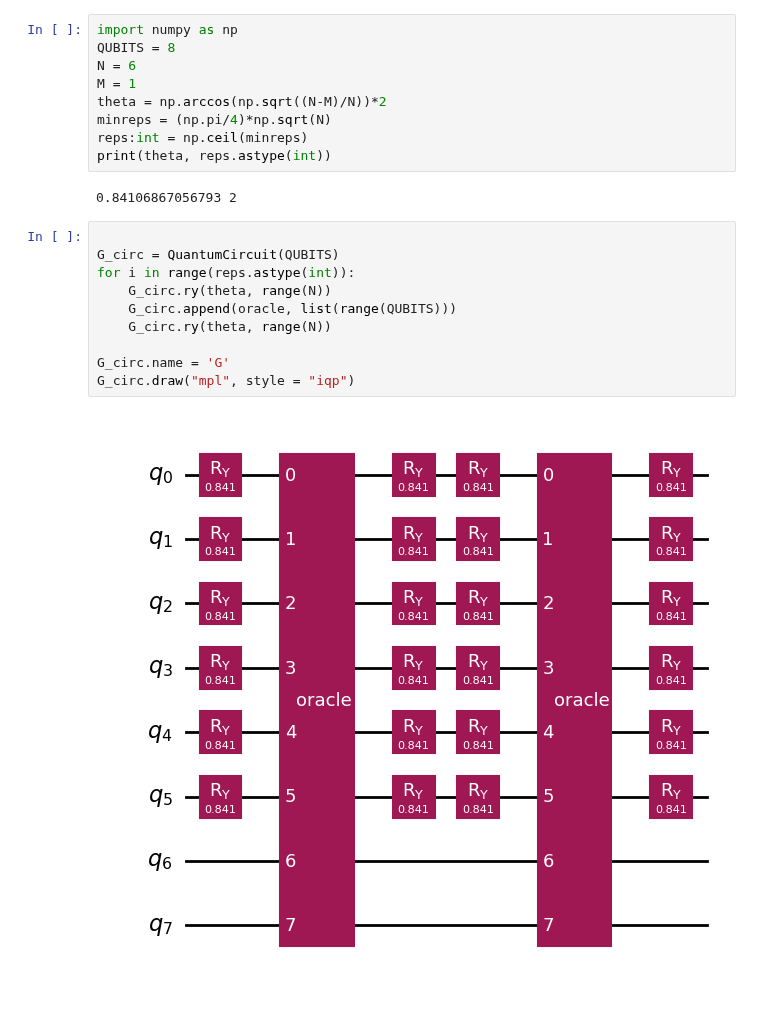
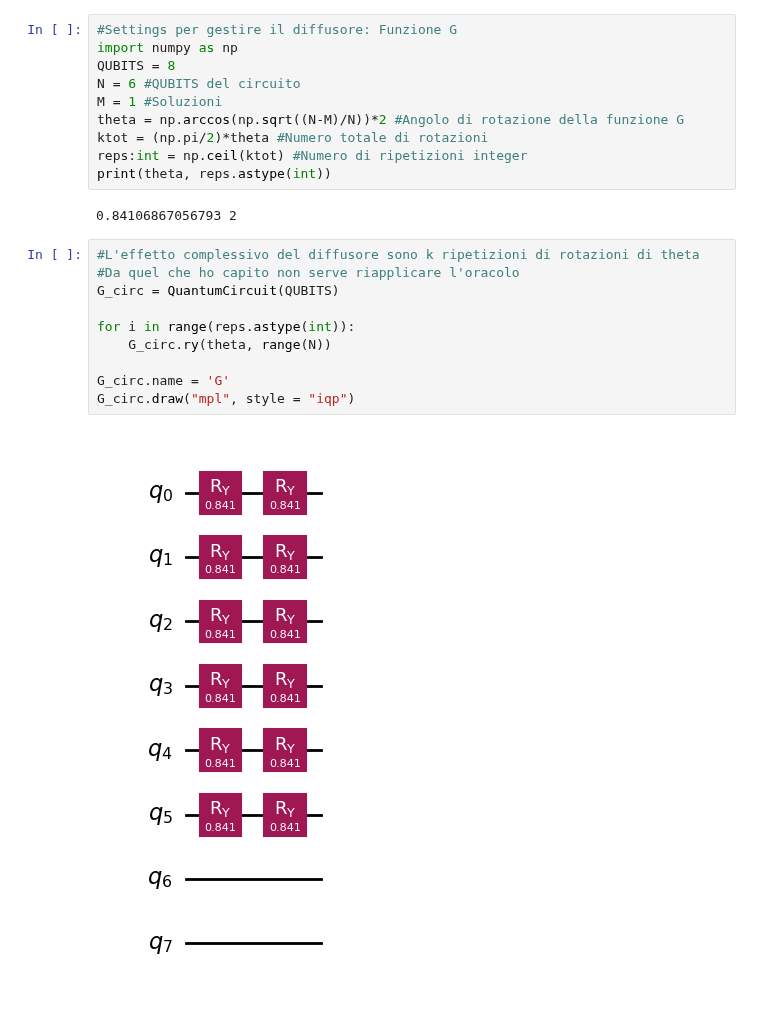
Before and after one commit to 1ngVG-QCCE/QuantumMazeSolver, a Jupyter notebook: circuit-generation-diffuser.ipynb, the cells around one changed output. Saved outputs shown, nothing was run; the diff lists cells and outputs as text.

```diff
--- a/circuit-generation-diffuser.ipynb
+++ b/circuit-generation-diffuser.ipynb
@@ -139,26 +139,27 @@ circ.draw('mpl')
 # %% [output]
 [figure]
 # %%
+#Settings per gestire il diffusore: Funzione G
 import numpy as np
 QUBITS = 8
-N = 6
-M = 1
-theta = np.arccos(np.sqrt((N-M)/N))*2
-minreps = (np.pi/4)*np.sqrt(N)
-reps:int = np.ceil(minreps)
+N = 6 #QUBITS del circuito
+M = 1 #Soluzioni
+theta = np.arccos(np.sqrt((N-M)/N))*2 #Angolo di rotazione della funzione G
+ktot = (np.pi/2)*theta #Numero totale di rotazioni
+reps:int = np.ceil(ktot) #Numero di ripetizioni integer
 print(theta, reps.astype(int))
 # %% [output]
 0.84106867056793 2
 # %%
+#L'effetto complessivo del diffusore sono k ripetizioni di rotazioni di theta
+#Da quel che ho capito non serve riapplicare l'oracolo
+G_circ = QuantumCircuit(QUBITS)
 
-G_circ = QuantumCircuit(QUBITS)
 for i in range(reps.astype(int)):
-    G_circ.ry(theta, range(N))
-    G_circ.append(oracle, list(range(QUBITS)))
     G_circ.ry(theta, range(N))
 
 G_circ.name = 'G'
 G_circ.draw("mpl", style = "iqp")
 # %% [output]
-[figure, old version]
+[figure, new version]
 # %%
```
Also changed, not shown: parts of 1 cell of this notebook.
